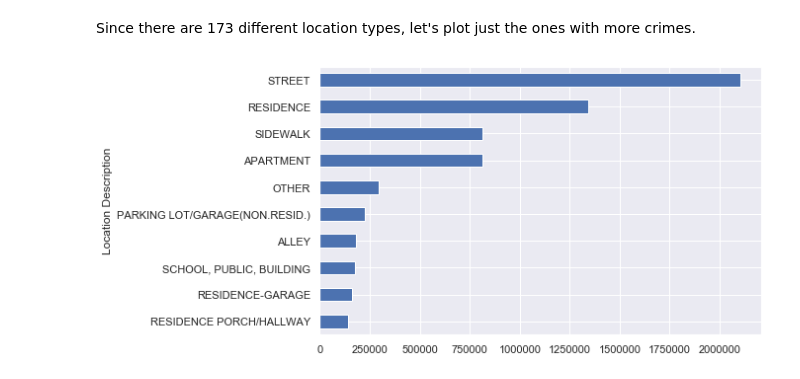
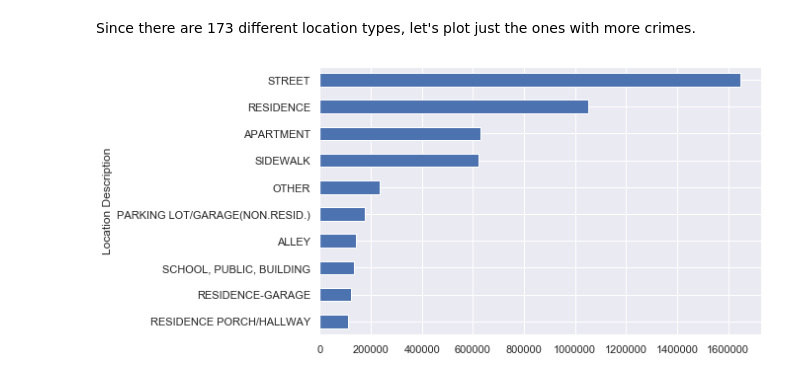
Before and after one commit to vbernardes/chicago-crime-dataviz, a Jupyter notebook: EDA.ipynb, the cells around one changed output. Cells and saved outputs as stored; diff of their text form; code cells hidden in the pictures.

```diff
--- a/EDA.ipynb
+++ b/EDA.ipynb
@@ -77,6 +78,7 @@ dtype: int64
 The fields `X Coordinate`, `Y Coordinate`, `Latitude`, `Longitude`, and `Location` all have similar missing values, and are redundant, since they present different versions of the same information. To reduce the data set size and improve performance, we can remove some of those variables.
 # %%
 crimes_df.drop(columns=['X Coordinate', 'Y Coordinate', 'Location'], inplace=True)
+crimes_df.drop(columns='Unnamed: 0', inplace=True)
 # %% [markdown]
 Let's take a closer look at the rows with missing `Community Area`.
 # %%
@@ -103,0 +114,2 @@ plt.ylabel('Number of crimes');
+# %%
+crimes_df.drop_duplicates(inplace=True)
@@ -110,7 +143,7 @@ len(crimes_df['Location Description'].unique())
 # %% [markdown]
 Since there are 173 different location types, let's plot just the ones with more crimes.
 # %%
-top_10_crime_locations = crimes_df.groupby('Location Description')['ID'].count().sort_values(ascending=False)[:10]
+top_10_crime_locations = crimes_df.groupby('Location Description').size().sort_values(ascending=False)[:10]
 top_10_crime_locations[::-1].plot.barh(figsize=(8,5));
 # %% [output]
-[figure, old version]
+[figure, new version]
```
Also changed, not shown: parts of 31 cells of this notebook.
